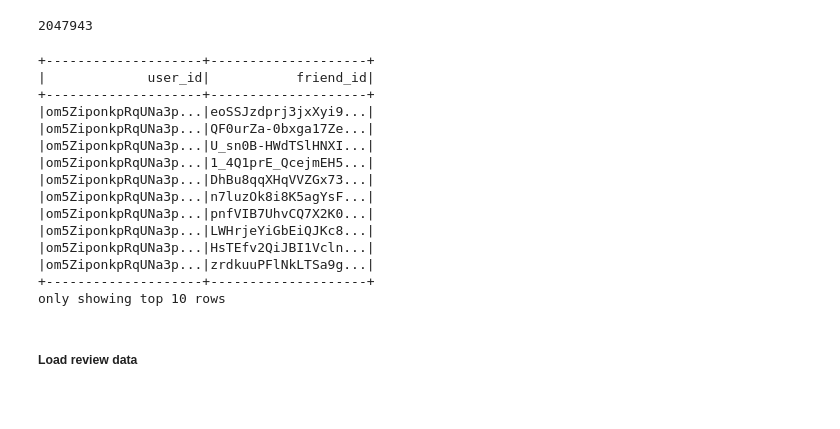
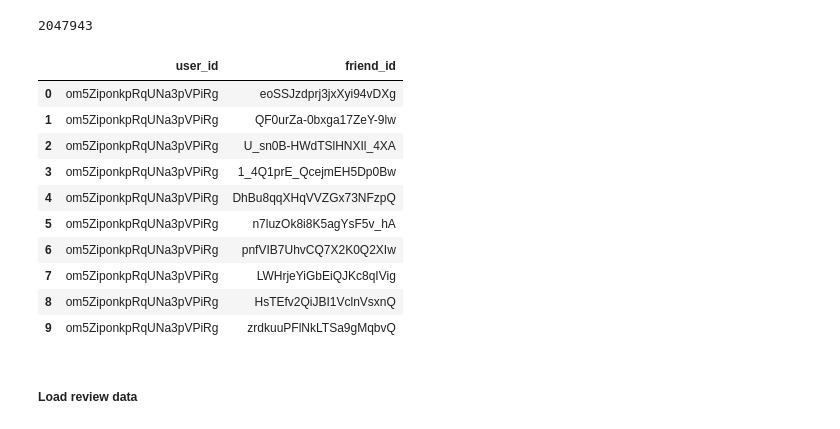
Before and after one commit to Samimust/my-yelper, a Jupyter notebook: Data Wrangling and Exploration.ipynb, the cells around one changed output. Saved outputs shown, nothing was run; the diff lists cells and outputs as text; code cells hidden in the pictures; blank space fills up the shorter version.

```diff
--- a/Data Wrangling and Exploration.ipynb
+++ b/Data Wrangling and Exploration.ipynb
@@ -555,23 +557,19 @@ friend_df.count()
 # %%
 # display 10 records from the friend dataframe
 
-friend_df.show(10)
+friend_df.limit(10).toPandas()
 # %% [output]
-+--------------------+--------------------+
-|             user_id|           friend_id|
-+--------------------+--------------------+
-|om5ZiponkpRqUNa3p...|eoSSJzdprj3jxXyi9...|
-|om5ZiponkpRqUNa3p...|QF0urZa-0bxga17Ze...|
-|om5ZiponkpRqUNa3p...|U_sn0B-HWdTSlHNXI...|
-|om5ZiponkpRqUNa3p...|1_4Q1prE_QcejmEH5...|
-|om5ZiponkpRqUNa3p...|DhBu8qqXHqVVZGx73...|
-|om5ZiponkpRqUNa3p...|n7luzOk8i8K5agYsF...|
-|om5ZiponkpRqUNa3p...|pnfVIB7UhvCQ7X2K0...|
-|om5ZiponkpRqUNa3p...|LWHrjeYiGbEiQJKc8...|
-|om5ZiponkpRqUNa3p...|HsTEfv2QiJBI1Vcln...|
-|om5ZiponkpRqUNa3p...|zrdkuuPFlNkLTSa9g...|
-+--------------------+--------------------+
-only showing top 10 rows
+|  | user_id | friend_id |
+| 0 | om5ZiponkpRqUNa3pVPiRg | eoSSJzdprj3jxXyi94vDXg |
+| 1 | om5ZiponkpRqUNa3pVPiRg | QF0urZa-0bxga17ZeY-9lw |
+| 2 | om5ZiponkpRqUNa3pVPiRg | U_sn0B-HWdTSlHNXIl_4XA |
+| 3 | om5ZiponkpRqUNa3pVPiRg | 1_4Q1prE_QcejmEH5Dp0Bw |
+| 4 | om5ZiponkpRqUNa3pVPiRg | DhBu8qqXHqVVZGx73NFzpQ |
+| 5 | om5ZiponkpRqUNa3pVPiRg | n7luzOk8i8K5agYsF5v_hA |
+| 6 | om5ZiponkpRqUNa3pVPiRg | pnfVIB7UhvCQ7X2K0Q2XIw |
+| 7 | om5ZiponkpRqUNa3pVPiRg | LWHrjeYiGbEiQJKc8qIVig |
+| 8 | om5ZiponkpRqUNa3pVPiRg | HsTEfv2QiJBI1VclnVsxnQ |
+| 9 | om5ZiponkpRqUNa3pVPiRg | zrdkuuPFlNkLTSa9gMqbvQ |
 # %% [markdown]
 ##### Load review data
 # %%
```
Also changed, not shown: parts of 5 cells of this notebook.
